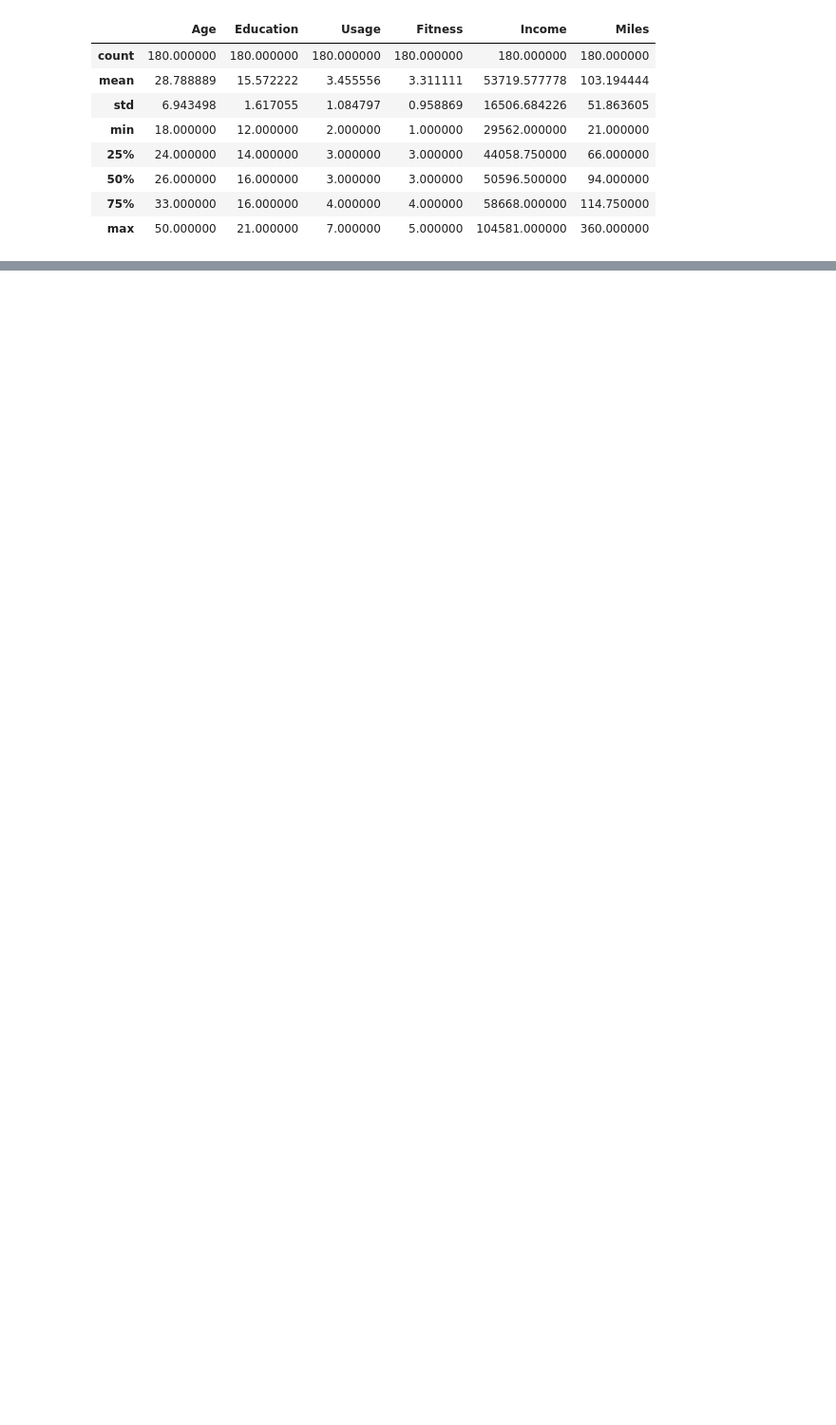
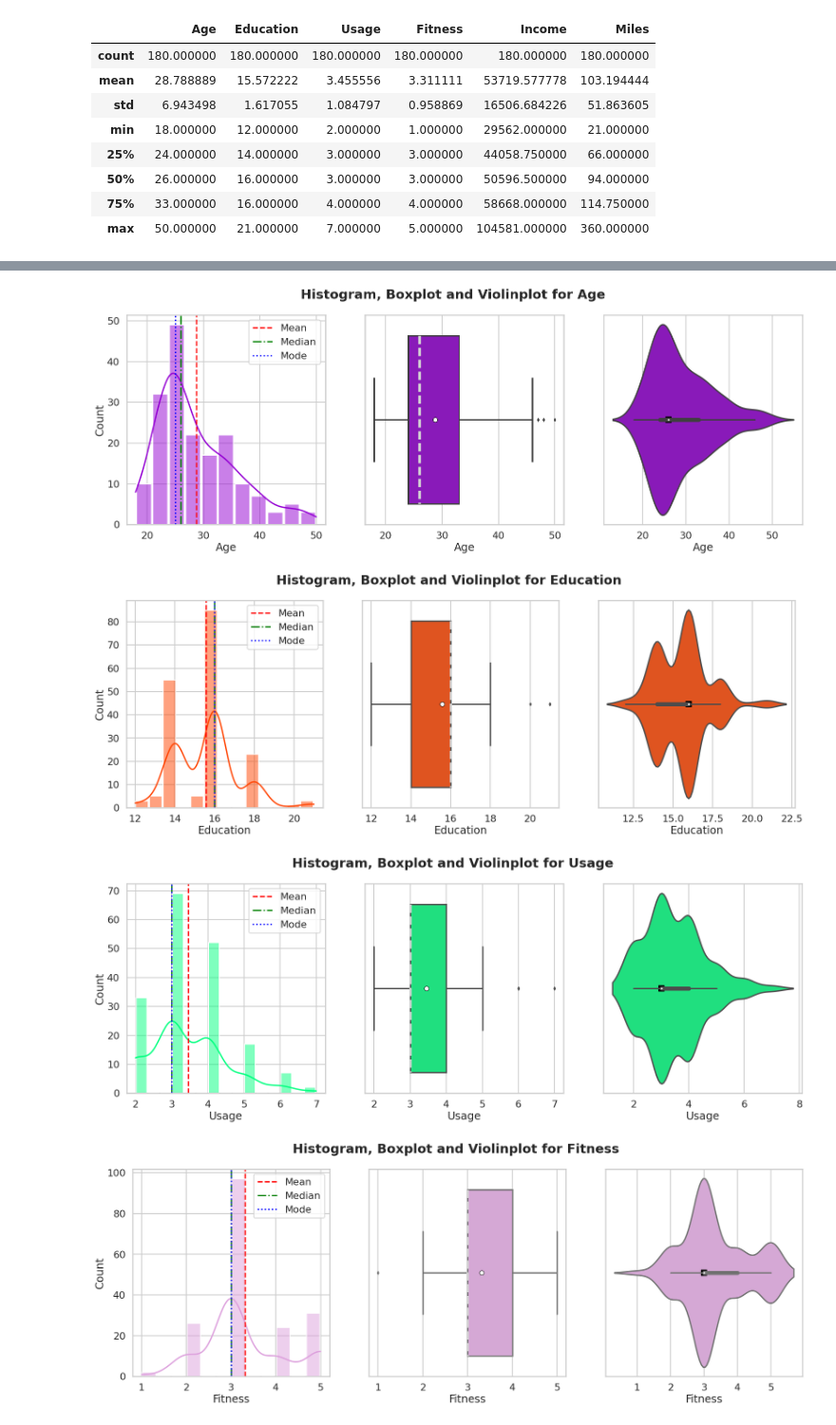
Before and after one commit to pnkjsyngh/PGPAIML, a Jupyter notebook: FundamentalsOfAIML/Project/Project1.ipynb, the cells around one changed output, grey strips where cells are left out. Shown: that part at 95% size. Drawn from its saved outputs; the diff is of its cells as text; code cells hidden in the pictures; blank space fills up the shorter version.

```diff
--- a/FundamentalsOfAIML/Project/Project1.ipynb
+++ b/FundamentalsOfAIML/Project/Project1.ipynb
@@ -43,4 +45,7 @@
 # %%
-import pandas as pd, numpy as np, matplotlib.pyplot as plt, seaborn as sns
-import matplotlib.style as style; style.use('fivethirtyeight')
+import pandas as pd, numpy as np, matplotlib.pyplot as plt, seaborn as sns, warnings
+sns.set_style('whitegrid')
+sns.set_context('poster')
+
+warnings.filterwarnings('ignore')
 # %% [markdown]
@@ -124,0 +151,32 @@ cardio.describe()
+# %%
+def plot_bar_box_violin(x,color):
+    fig, ax = plt.subplots(nrows=1, ncols=3, figsize=(24,8))
+
+    seriesname = x.name
+    plt.suptitle(f'Histogram, Boxplot and Violinplot for {seriesname}', fontweight='heavy')
+
+    sns.histplot(x, ax=ax[0], kde=True, shrink=0.9,color=color)
+    ax[0].axvline(x.mean(), color = 'r', linestyle = '--', label = 'Mean')
+    ax[0].axvline(x.median(), color = 'g', linestyle = '-.', label = 'Median')
+    ax[0].axvline(x.mode()[0], color = 'b', linestyle = 'dotted', label = 'Mode')
+    ax[0].legend(frameon=True)
+
+    sns.boxplot(x, ax=ax[1], showmeans=True,color=color,
+                meanprops=dict(marker='o',markerfacecolor='white',markeredgecolor='k',markersize=10),
+                medianprops=dict(color='lightgray',linestyle='--', linewidth=5))
+
+
+    sns.violinplot(x, showmeans=True, ax=ax[2],color=color)
+    ax[2].scatter(x.median(), 0,c='k',marker='s')
+# %%
+plot_bar_box_violin(cardio['Age'],'darkviolet')
+plot_bar_box_violin(cardio['Education'],'orangered')
+plot_bar_box_violin(cardio['Usage'],'springgreen')
+plot_bar_box_violin(cardio['Fitness'],'plum')
+plot_bar_box_violin(cardio['Income'],'royalblue')
+plot_bar_box_violin(cardio['Miles'],'fuchsia')
+# %% [output]
+[figure, added]
+[figure, added]
+[figure, added]
+[figure, added]
```
Also changed, not shown: parts of 18 cells of this notebook.
